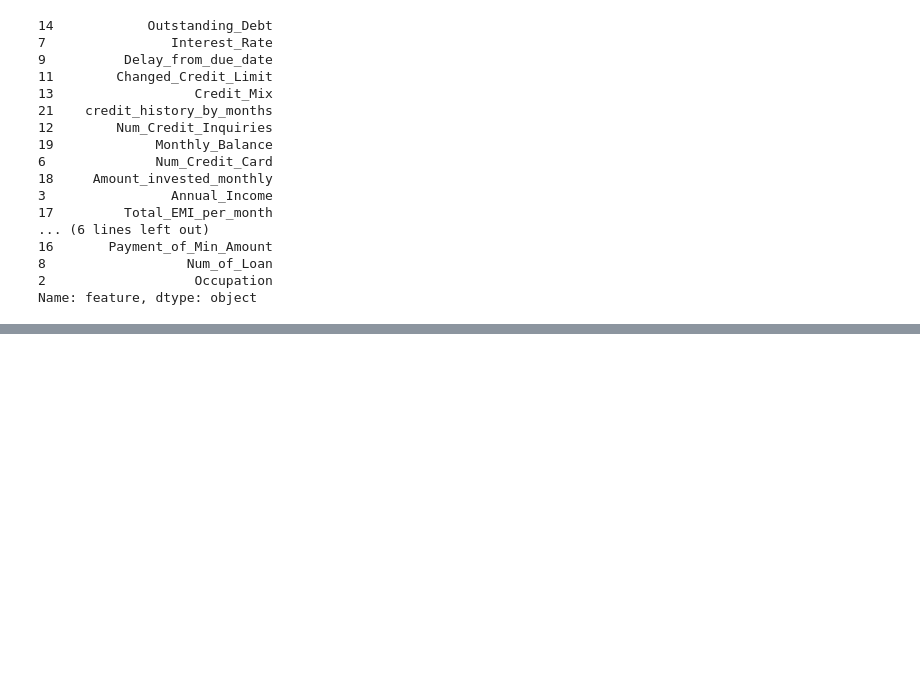
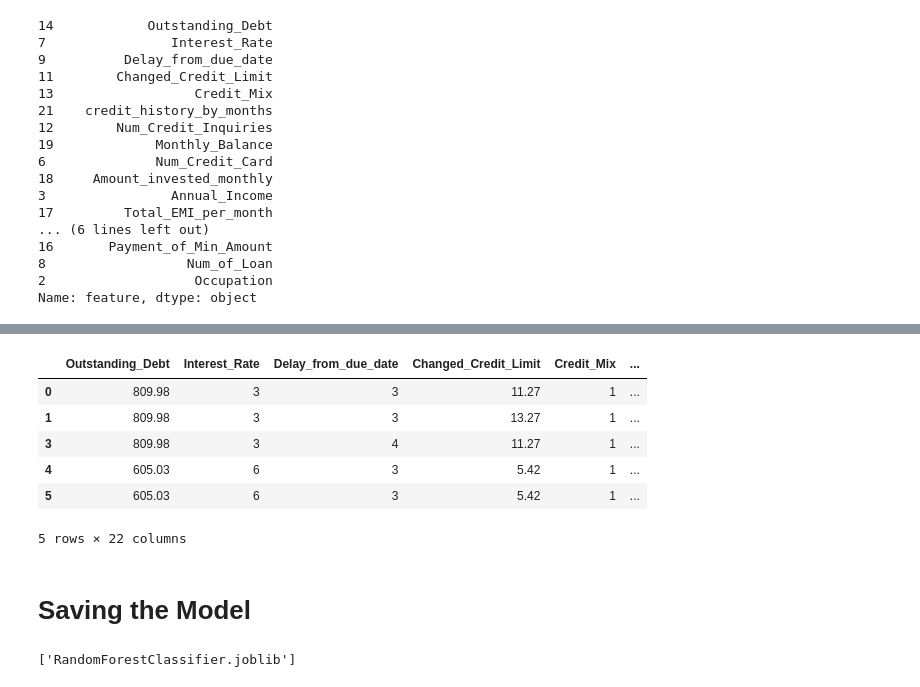
Before and after one commit to ishamel101/Credit-Score-Classification, a Jupyter notebook: Credit Score Classification.ipynb, the cells around one changed output, grey strips where cells are left out. Cells and saved outputs as stored; diff of their text form; code cells hidden in the pictures; blank space fills up the shorter version.

```diff
--- a/Credit Score Classification.ipynb
+++ b/Credit Score Classification.ipynb
@@ -1524,0 +1550,21 @@ F1 Score (weighted): 0.79
+# %%
+#final data
+data = data.loc[:, top_features].assign(Credit_Score=data['Credit_Score'])
+data.head()
+# %% [output]
+|  | Outstanding_Debt | Interest_Rate | Delay_from_due_date | Changed_Credit_Limit | Credit_Mix | ... |
+| 0 | 809.98 | 3 | 3 | 11.27 | 1 | ... |
+| 1 | 809.98 | 3 | 3 | 13.27 | 1 | ... |
+| 3 | 809.98 | 3 | 4 | 11.27 | 1 | ... |
+| 4 | 605.03 | 6 | 3 | 5.42 | 1 | ... |
+| 5 | 605.03 | 6 | 3 | 5.42 | 1 | ... |
+5 rows × 22 columns
+# %% [markdown]
+# Saving the Model
+# %%
+from joblib import dump
+
+#Save the model
+dump(clf_top_features, 'RandomForestClassifier.joblib')
+# %% [output]
+['RandomForestClassifier.joblib']
```
Also changed, not shown: parts of 4 cells of this notebook, 1 other file.
